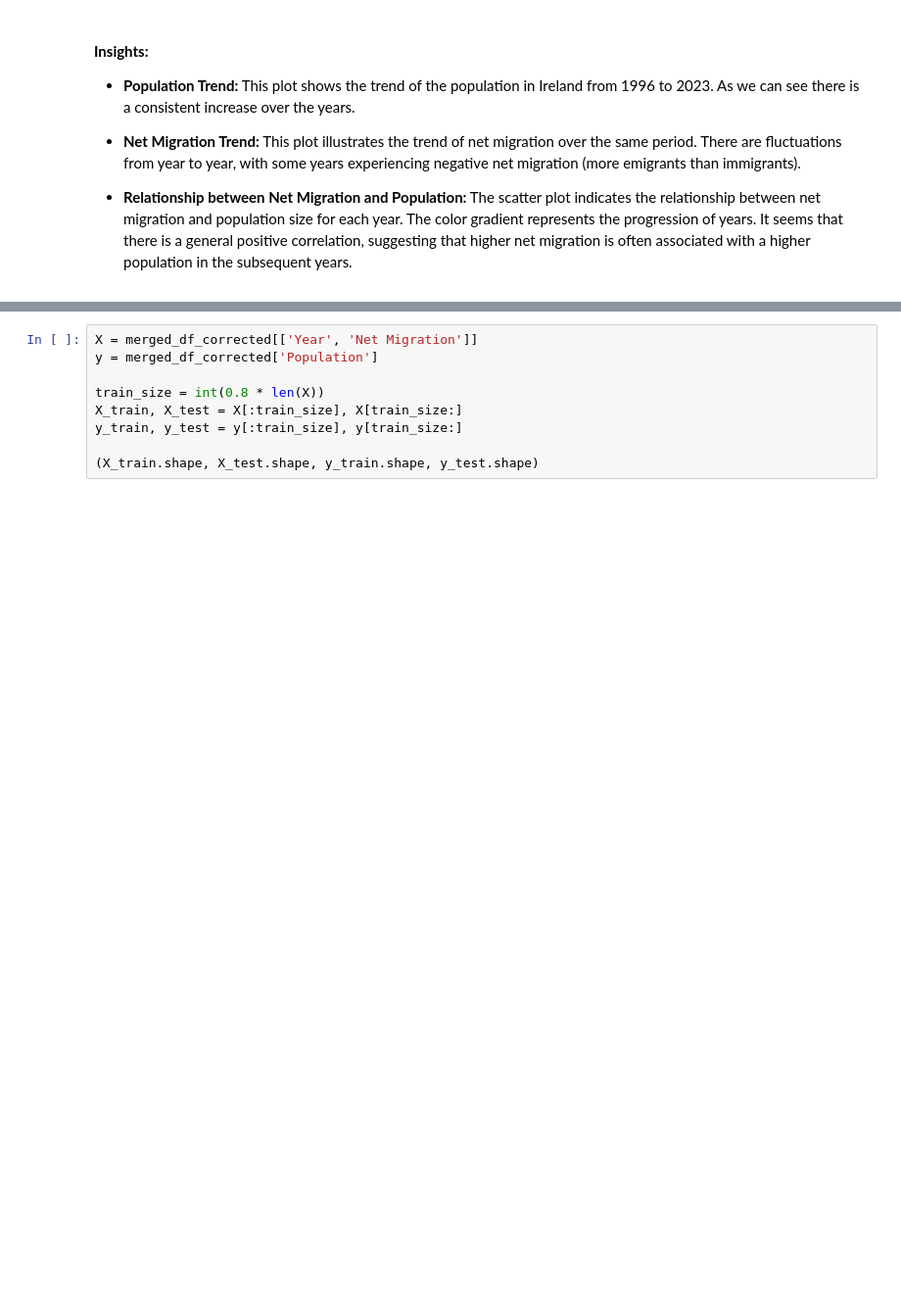
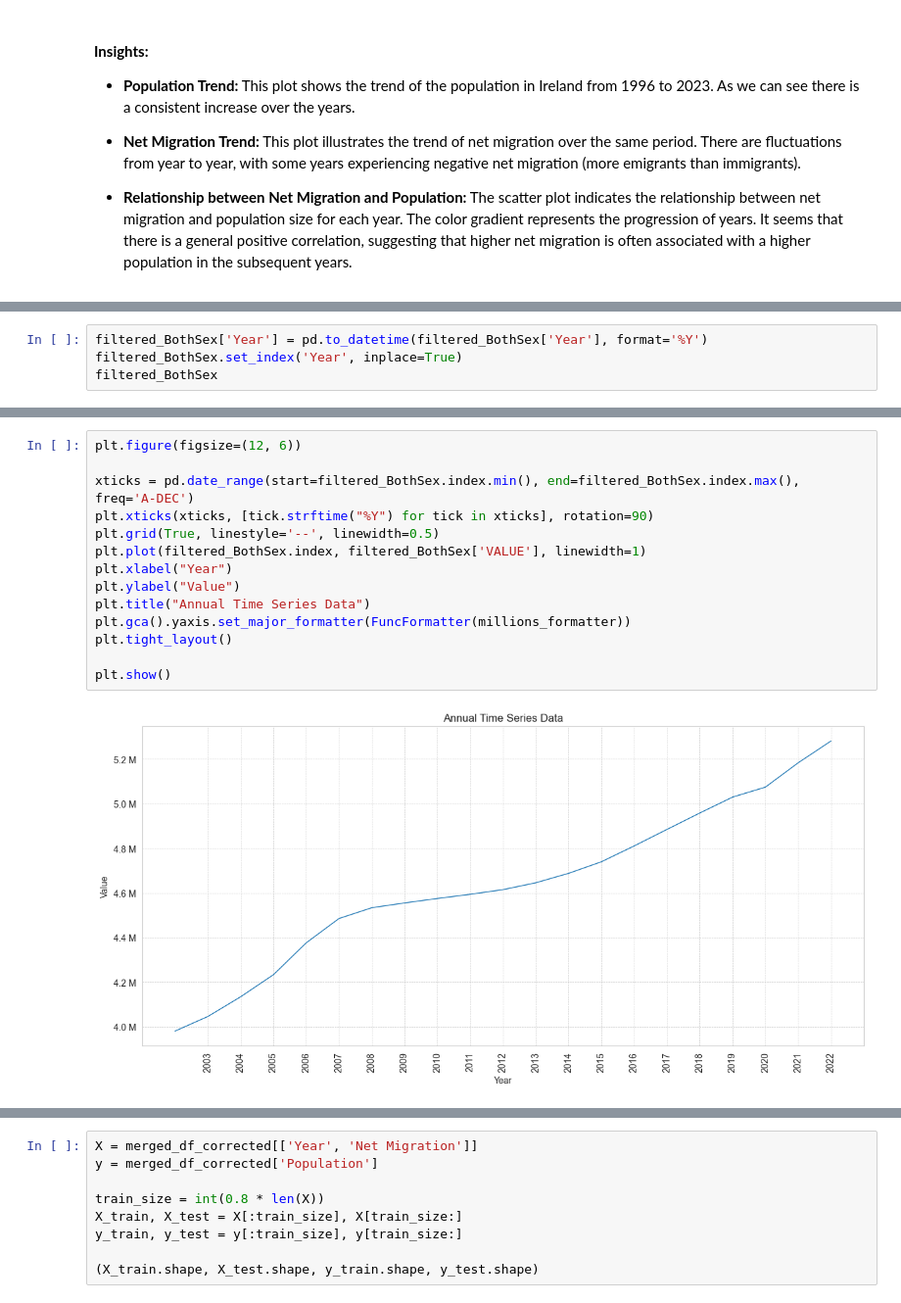
Before and after one commit to mkoleva0/DataAnalytics_CA1, a Jupyter notebook: CA1_3_final_ML.ipynb, the cells around one changed output, grey strips where cells are left out. Shown at 98% size. Saved outputs shown, nothing was run; the diff lists cells and outputs as text; blank space fills up the shorter version.

```diff
--- a/CA1_3_final_ML.ipynb
+++ b/CA1_3_final_ML.ipynb
@@ -148,0 +276,4 @@ A scatter plot to visualize the relationship between net migration and populatio
+# %%
+filtered_BothSex['Year'] = pd.to_datetime(filtered_BothSex['Year'], format='%Y')
+filtered_BothSex.set_index('Year', inplace=True)
+filtered_BothSex
@@ -148,0 +299,16 @@ A scatter plot to visualize the relationship between net migration and populatio
+# %%
+plt.figure(figsize=(12, 6))
+
+xticks = pd.date_range(start=filtered_BothSex.index.min(), end=filtered_BothSex.index.max(), freq='A-DEC')
+plt.xticks(xticks, [tick.strftime("%Y") for tick in xticks], rotation=90)
+plt.grid(True, linestyle='--', linewidth=0.5)
+plt.plot(filtered_BothSex.index, filtered_BothSex['VALUE'], linewidth=1)
+plt.xlabel("Year")
+plt.ylabel("Value")
+plt.title("Annual Time Series Data")
+plt.gca().yaxis.set_major_formatter(FuncFormatter(millions_formatter))
+plt.tight_layout()
+
+plt.show()
+# %% [output]
+[figure, added]
```
Also changed, not shown: parts of 106 cells of this notebook.
